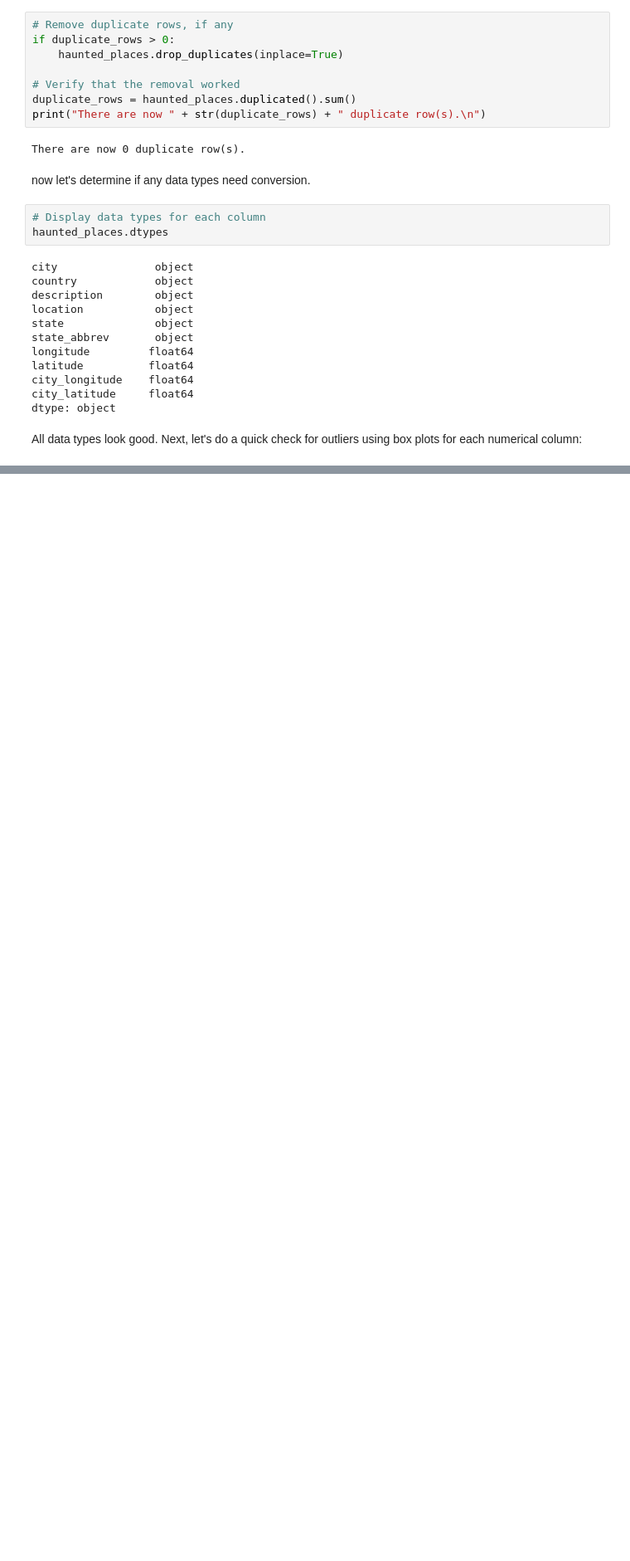
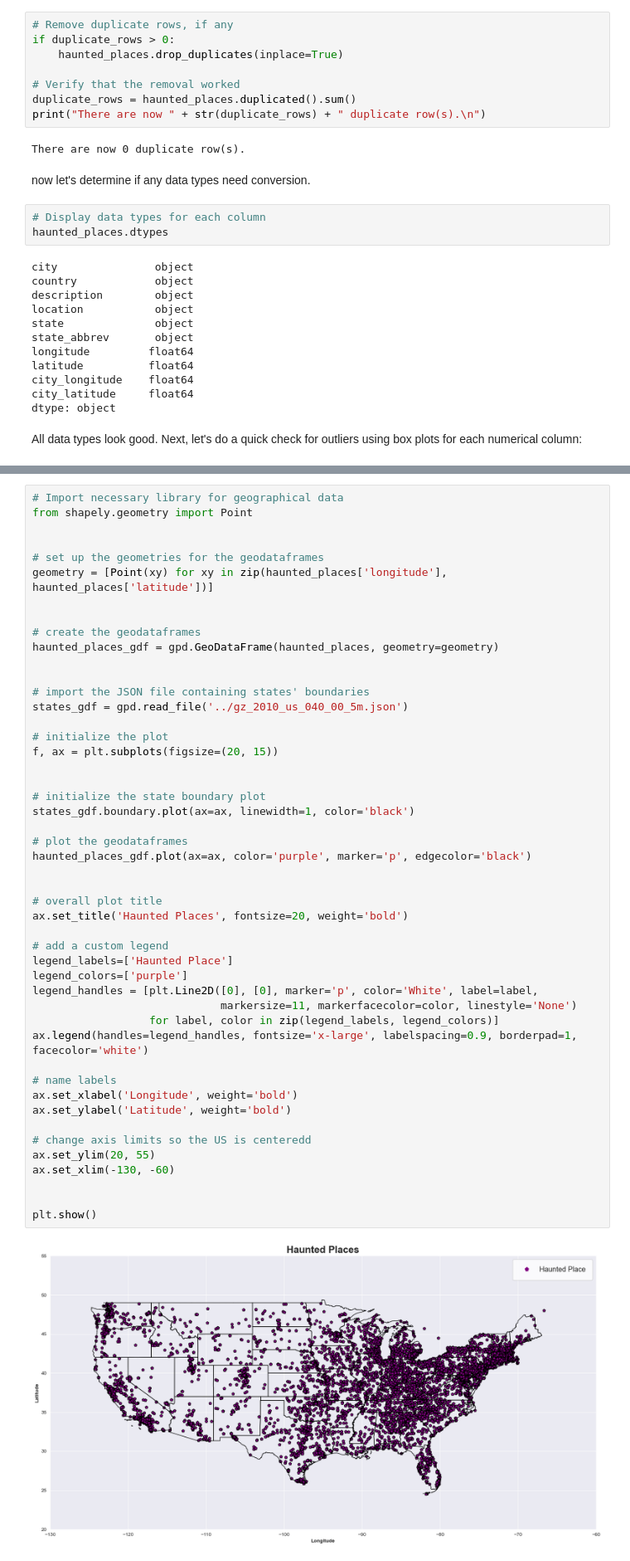
Before and after one commit to krrsimon/HauntedPlaces, a Jupyter notebook: Haunted_Places.ipynb, the cells around one changed output, grey strips where cells are left out. Shown at 83% size. Saved outputs shown, nothing was run; the diff lists cells and outputs as text; blank space fills up the shorter version.

```diff
--- a/Haunted_Places.ipynb
+++ b/Haunted_Places.ipynb
@@ -404,0 +462,50 @@ plt.show()
+# %%
+# Import necessary library for geographical data
+from shapely.geometry import Point
+
+
+# set up the geometries for the geodataframes
+geometry = [Point(xy) for xy in zip(haunted_places['longitude'], haunted_places['latitude'])]
+
+
+# create the geodataframes
+haunted_places_gdf = gpd.GeoDataFrame(haunted_places, geometry=geometry)
+
+
+# import the JSON file containing states' boundaries
+states_gdf = gpd.read_file('../gz_2010_us_040_00_5m.json')
+
+# initialize the plot
+f, ax = plt.subplots(figsize=(20, 15))
+
+
+# initialize the state boundary plot
+states_gdf.boundary.plot(ax=ax, linewidth=1, color='black')
+
+# plot the geodataframes
+haunted_places_gdf.plot(ax=ax, color='purple', marker='p', edgecolor='black')
+
+
+# overall plot title
+ax.set_title('Haunted Places', fontsize=20, weight='bold')
+
+# add a custom legend
+legend_labels=['Haunted Place']
+legend_colors=['purple']
+legend_handles = [plt.Line2D([0], [0], marker='p', color='White', label=label,
+                             markersize=11, markerfacecolor=color, linestyle='None')
+                  for label, color in zip(legend_labels, legend_colors)]
+ax.legend(handles=legend_handles, fontsize='x-large', labelspacing=0.9, borderpad=1, facecolor='white')
+
+# name labels
+ax.set_xlabel('Longitude', weight='bold')
+ax.set_ylabel('Latitude', weight='bold')
+
+# change axis limits so the US is centeredd
+ax.set_ylim(20, 55)
+ax.set_xlim(-130, -60)
+
+
+plt.show()
+# %% [output]
+[figure, added]
```
Also changed, not shown: parts of 11 cells of this notebook, 3 other files.
